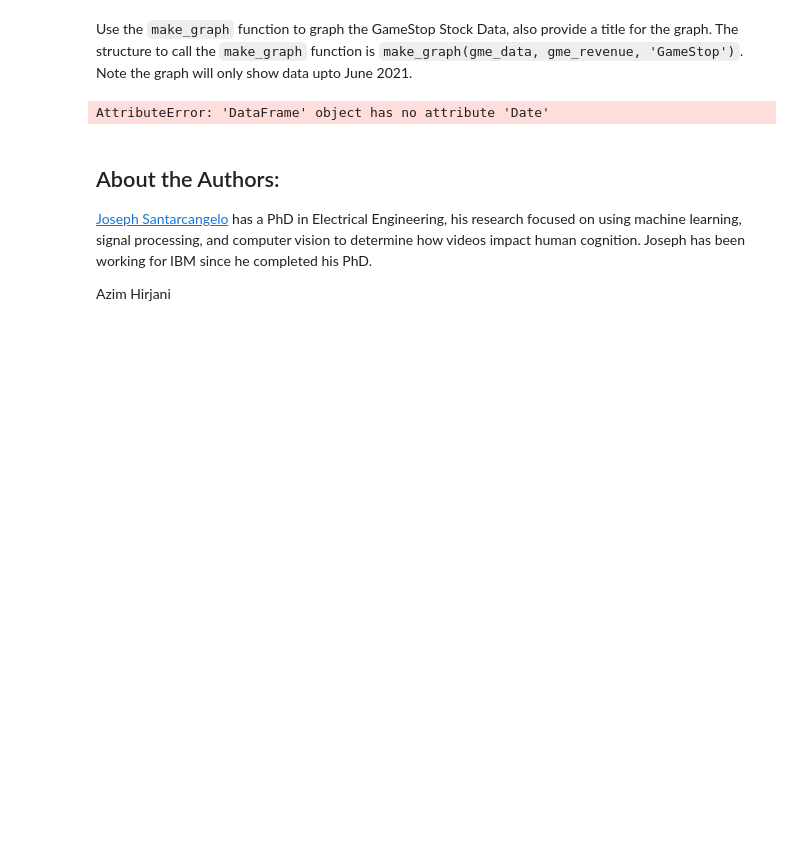
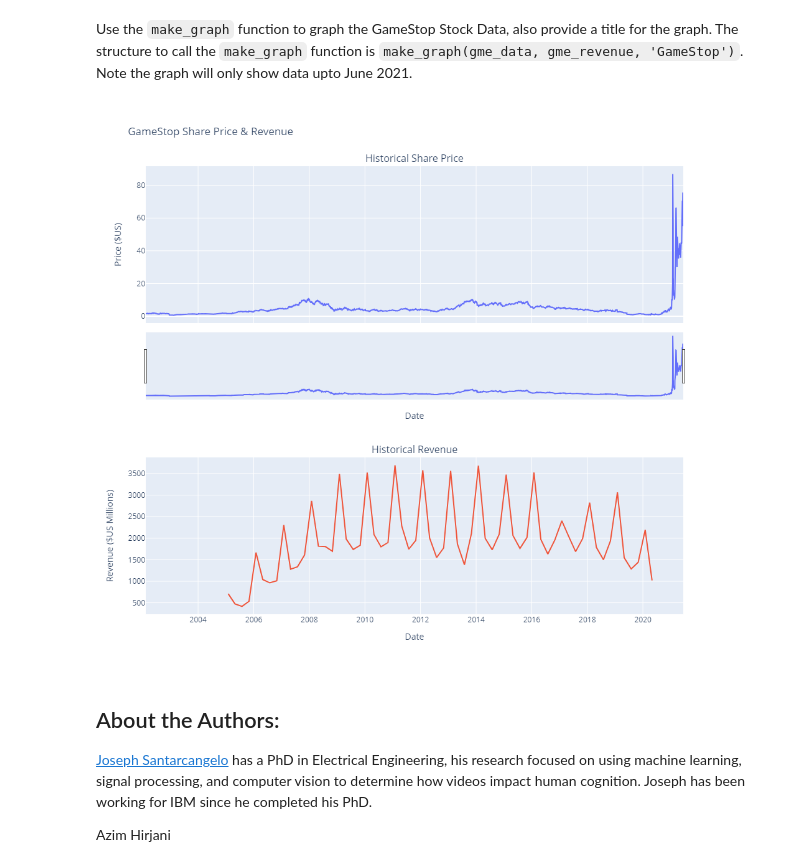
Before and after one commit to NadjiC/JupyterNotebookAssignment, a Jupyter notebook: Final Assignment.ipynb, the cells around one changed output. Saved outputs shown, nothing was run; the diff lists cells and outputs as text; code cells hidden in the pictures; blank space fills up the shorter version.

```diff
--- a/Final Assignment.ipynb
+++ b/Final Assignment.ipynb
@@ -285,9 +271,9 @@ make_graph(tesla_data, tesla_revenue, 'Tesla')
 # %% [markdown]
 Use the `make_graph` function to graph the GameStop Stock Data, also provide a title for the graph. The structure to call the `make_graph` function is `make_graph(gme_data, gme_revenue, 'GameStop')`. Note the graph will only show data upto June 2021.
 # %%
-make_graph(gme_data, gme_revenue, 'GameStop')
+make_graph(gme_data, gme_revenue, 'GameStop Share Price & Revenue')
 # %% [output]
-AttributeError: 'DataFrame' object has no attribute 'Date'
+[figure, added]
 # %% [markdown]
 <h2>About the Authors:</h2>
 
```
Also changed, not shown: parts of 6 cells of this notebook.
